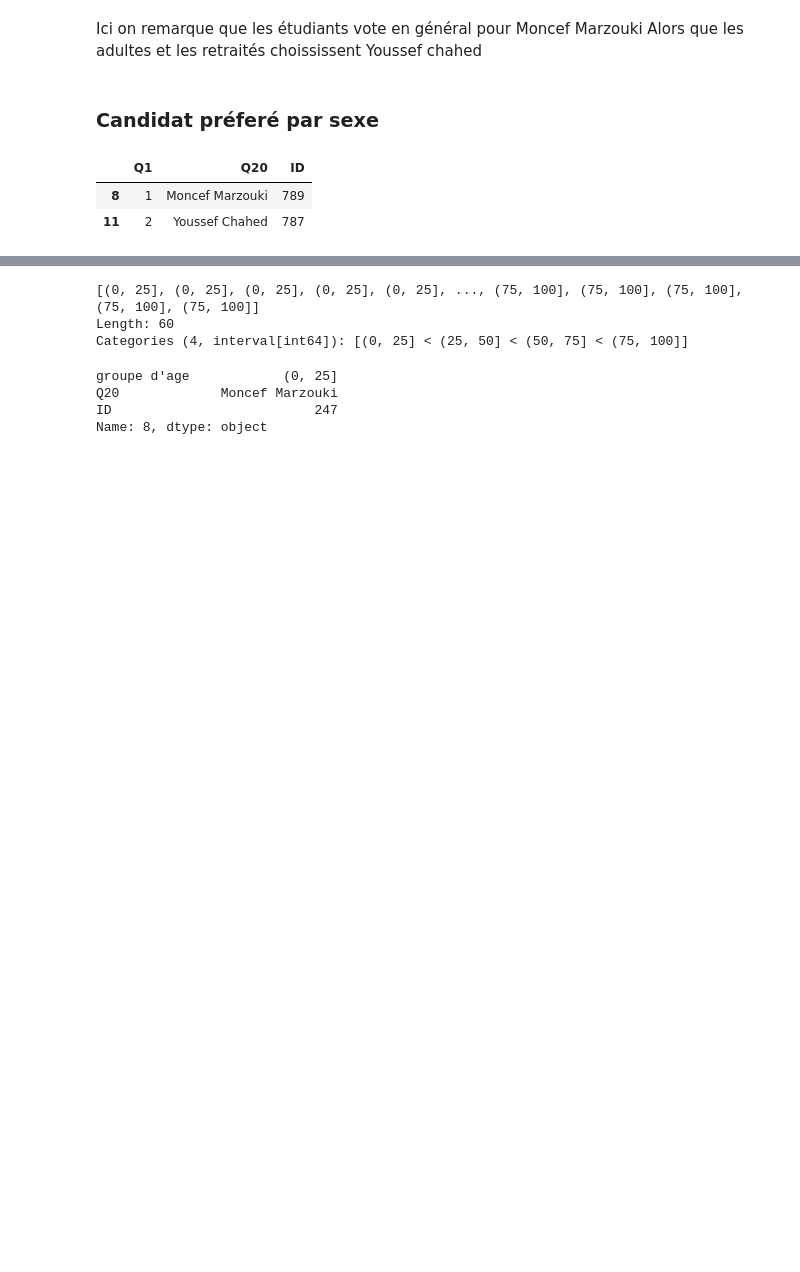
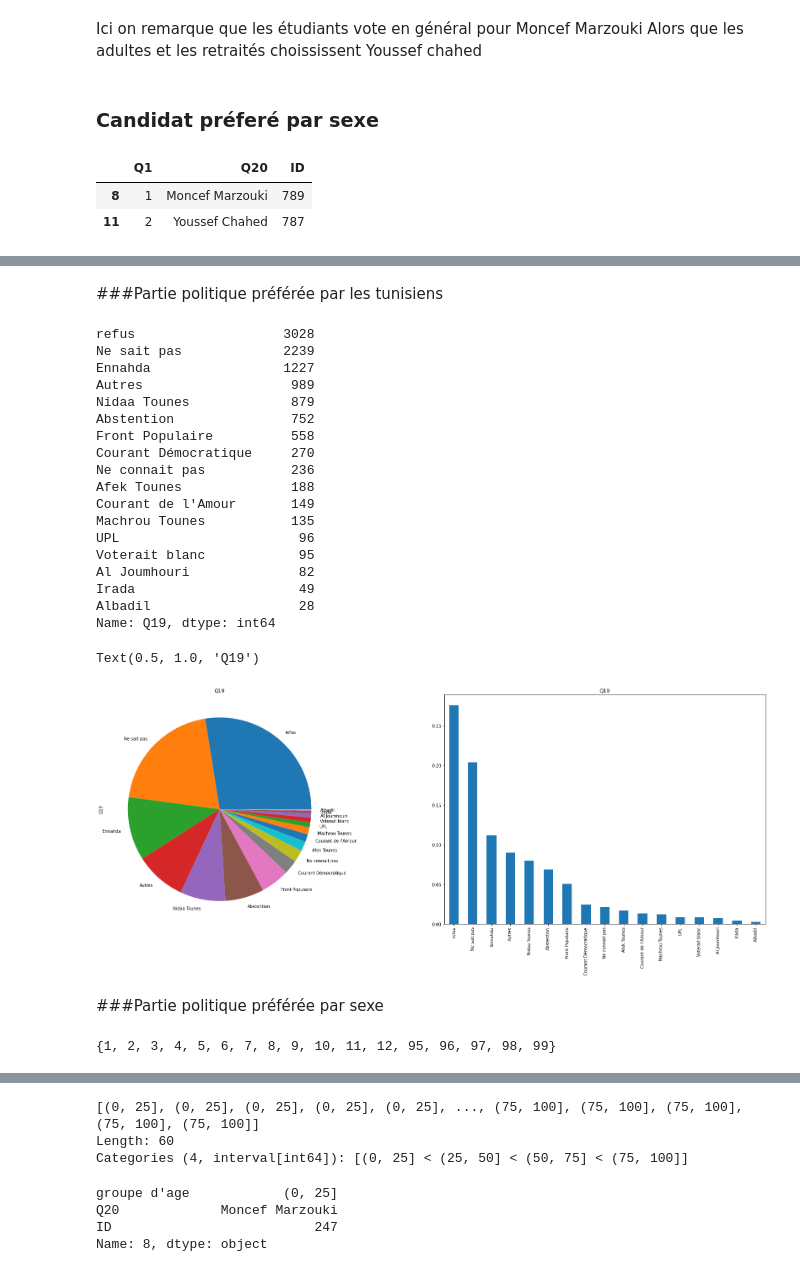
Before and after one commit to med-tz/elelction_Tunisie, a Jupyter notebook: Source.ipynb, the cells around one changed output, grey strips where cells are left out. Drawn from its saved outputs; the diff is of its cells as text; code cells hidden in the pictures; blank space fills up the shorter version.

```diff
--- a/Source.ipynb
+++ b/Source.ipynb
@@ -383,0 +453,22 @@ df
+# %%
+Base=pd.read_excel("/content/Base.xlsx")
+copy = Base.copy()
+varc='Q20'
+Dict={1:"Beji Caïd Essebsi",2:"Moncef Marzouki",3:"Mehdi Jomaa",4:"Rached Ghannouchi",5:"Samia Abbou",6:"Mohammed Abbou",7:"Hamma Hammani",8:"Youssef Chahed",9:"Kamel Morjan",
+      10:"Mohsen Marzouk",98:"refus",97:"Ne sait pas",99:"Ne connait pas"}
+copy.replace(to_replace={varc: Dict},inplace=True)
+Dict={1:"Actif/je travaille",2:"Chômeur",3:"Etudiant",4:"retraité",5:"Femme au foyer",6:"Handicapé",7:"Autres",96:"Refus",98:"Refus",99:"Refus"}
+varc='Q9'
+copy.replace(to_replace={varc: Dict},inplace=True)
+copy=copy[~copy[varc].isin(["Refus de répondre"])]
+df=pd.DataFrame()
+varc="Q20"
+copy=copy[~copy[varc].isin(["Ne sait pas","Ne connait pas","refus"])]
+copy=copy.groupby(["Q9",varc]).agg({"ID":"count"}).reset_index()
+df=pd.DataFrame(columns=["Q6","Q20","ID"])
+
+activite=set(copy["Q9"])
+for i in activite:
+  tmp=copy.loc[copy["Q9"]==i].reset_index()
+  df=df.append(tmp.iloc[tmp["ID"].idxmax()])
+df=df[["Q9","Q20","ID"]]
@@ -383,0 +485,49 @@ df
+# %% [markdown]
+###Partie politique préférée par les tunisiens
+# %%
+copy = Base.copy()
+varc='Q19'
+Dict={1:"Nidaa Tounes",2:"Ennahda",3:"Front Populaire",4:"UPL",5:"Afek Tounes",6:"Al Joumhouri",7:"Machrou Tounes",8:"Irada",9:"Courant Démocratique",
+      10:"Courant de l'Amour",11:"Albadil",12:"Autres",95:"Voterait blanc",96:"Abstention",98:"refus",97:"Ne sait pas",99:"Ne connait pas"}
+copy.replace(to_replace={varc: Dict},inplace=True)
+#Apercu générale sur la variable
+print(copy[varc].value_counts())
+
+plt.figure(figsize=(30,10))
+
+#Distribution de la variable
+plt.subplot(1,2,1)
+copy[varc].value_counts(normalize=True).plot(kind='pie')
+plt.title(varc)
+
+#Distribution de la variable
+plt.subplot(1,2,2)
+copy[varc].value_counts(normalize=True).plot(kind='bar')
+plt.title(varc)
+# %% [output]
+refus                   3028
+Ne sait pas             2239
+Ennahda                 1227
+Autres                   989
+Nidaa Tounes             879
+Abstention               752
+Front Populaire          558
+Courant Démocratique     270
+Ne connait pas           236
+Afek Tounes              188
+Courant de l'Amour       149
+Machrou Tounes           135
+UPL                       96
+Voterait blanc            95
+Al Joumhouri              82
+Irada                     49
+Albadil                   28
+Name: Q19, dtype: int64
+Text(0.5, 1.0, 'Q19')
+[figure, added]
+# %% [markdown]
+###Partie politique préférée par sexe
+# %%
+set(Base["Q19"].values)
+# %% [output]
+{1, 2, 3, 4, 5, 6, 7, 8, 9, 10, 11, 12, 95, 96, 97, 98, 99}
```
Also changed, not shown: parts of 18 cells of this notebook.
